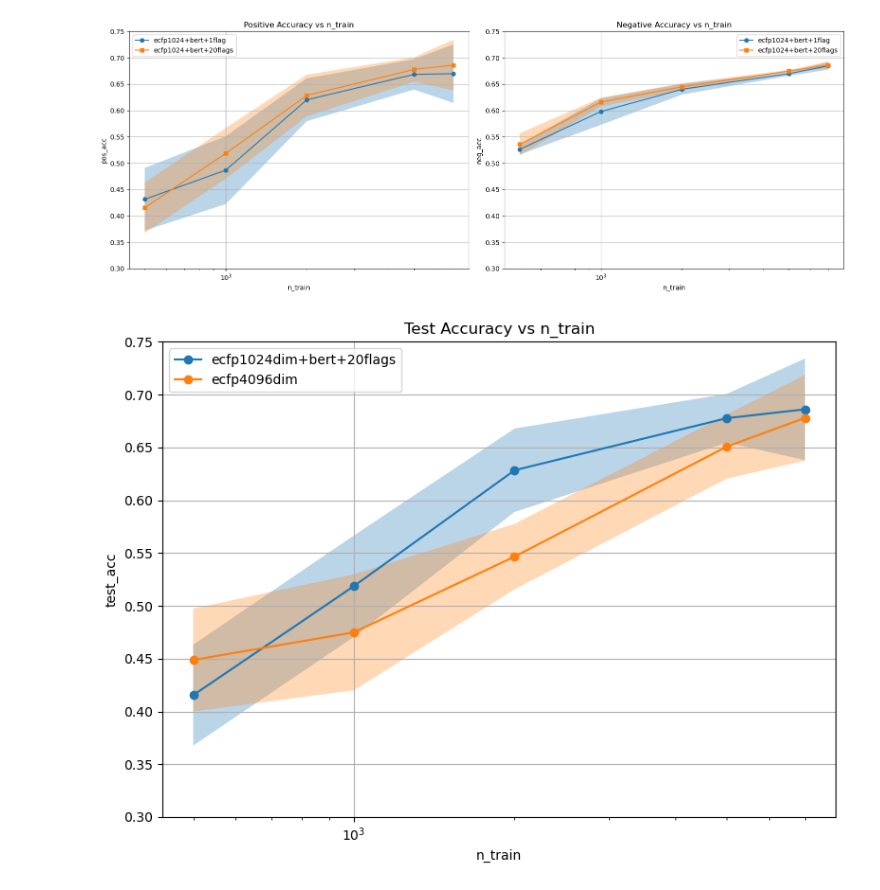
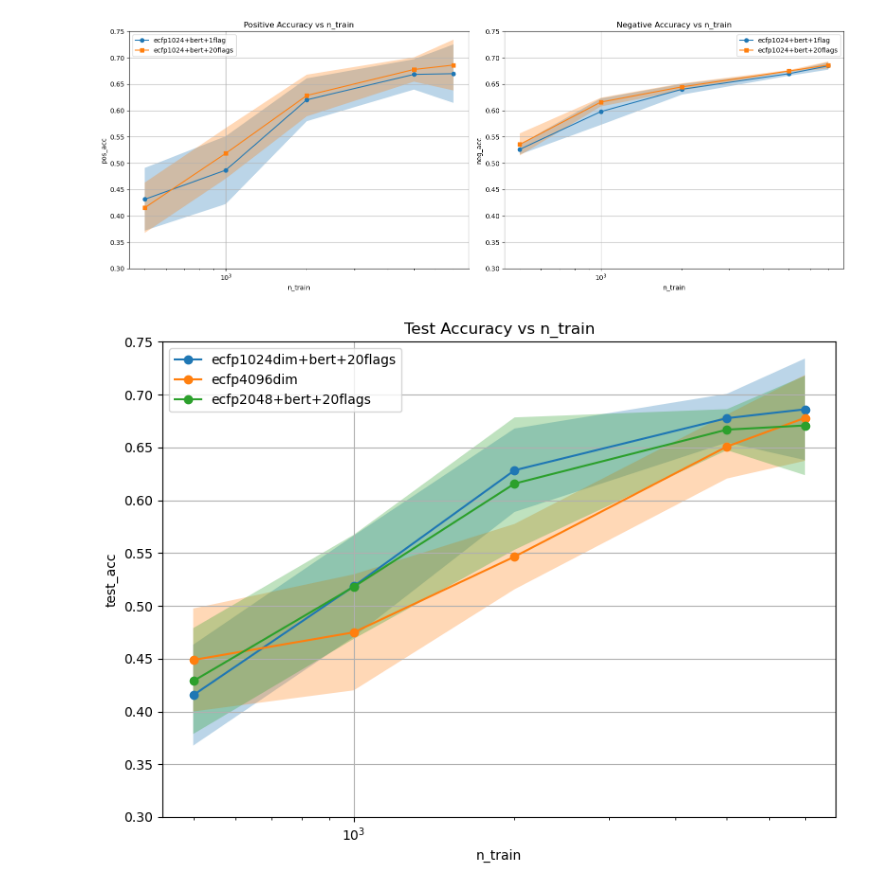
Before and after one commit to 0tum/massspec, a Jupyter notebook: plot.ipynb, the cells around one changed output. Cells and saved outputs as stored; diff of their text form; code cells hidden in the pictures.

```diff
--- a/plot.ipynb
+++ b/plot.ipynb
@@ -189,50 +189,50 @@ plt.savefig(f'tmp/png/comparison_scaling_{first_feature}_vs_{second_feature}.png
 import pandas as pd
 import matplotlib.pyplot as plt
 
+suf0 = 'ecfp1024dim+bert+20flags' # baseline1
+suf1 = 'ecfp4096dim'   # baseline2
+suf2 = 'ecfp2048+bert+20flags'
+# suf3 = 'ecfp2048+bert+20flags'
 
-suf0 = 'ecfp512+bert+20flags'
-suf1 = 'ecfp1024dim+bert+20flags'
-suf2 = 'ecfp2048+bert+20flags'
-suf3 = 'ecfp4096dim'
 
-sufs = [suf0, suf1, suf2, suf3]
+sufs = [suf0, suf1, suf2]
 
 df_0 = None
 df_2 = None
-# df_0 = pd.read_csv(f'tmp/scaling/scaling-has_F-{suf0}.csv')
+df_0 = pd.read_csv(f'tmp/scaling/scaling-has_F-{suf0}.csv')
 df_1 = pd.read_csv(f'tmp/scaling/scaling-has_F-{suf1}.csv')
-# df_2 = pd.read_csv(f'tmp/scaling/scaling-has_F-{suf2}.csv')
-df_3 = pd.read_csv(f'tmp/scaling/scaling-has_F-{suf3}.csv')
+df_2 = pd.read_csv(f'tmp/scaling/scaling-has_F-{suf2}.csv')
+# df_3 = pd.read_csv(f'tmp/scaling/scaling-has_F-{suf3}.csv')
 
 
 # Aggregation function
 def aggregate_data(df, metric):
     return df.groupby('n_train')[metric].agg(['mean', 'std']).reset_index()
 
 # Plotting
 plt.figure(figsize=(8, 6))
 
-for df, suf in zip([df_1, df_3], [suf1, suf3]):
+for df, suf in zip([df_0, df_1, df_2], [suf0, suf1, suf2]):
     df_pos = aggregate_data(df, 'pos_acc')
     df_neg = aggregate_data(df, 'neg_acc')
 
     # Plot pos_acc
     plt.plot(df_pos['n_train'], df_pos['mean'], label=suf, marker='o')
     plt.fill_between(df_pos['n_train'],
                     df_pos['mean'] - df_pos['std'],
                     df_pos['mean'] + df_pos['std'],
                     alpha=0.3)
 
 
 plt.xlabel('n_train')
 plt.ylabel('test_acc')
 plt.title('Test Accuracy vs n_train')
 plt.legend()
 plt.grid(True)
 plt.ylim(0.30, 0.75)
 plt.xscale('log')
 
 plt.tight_layout()
-plt.savefig(f'tmp/png/comparison_scaling_v3.png', dpi=300)
+# plt.savefig(f'tmp/png/comparison_scaling_v0.1.png', dpi=300)
 # %% [output]
-[figure, old version]
+[figure, new version]
```
Also changed, not shown: parts of 4 cells of this notebook, 38 other files.
